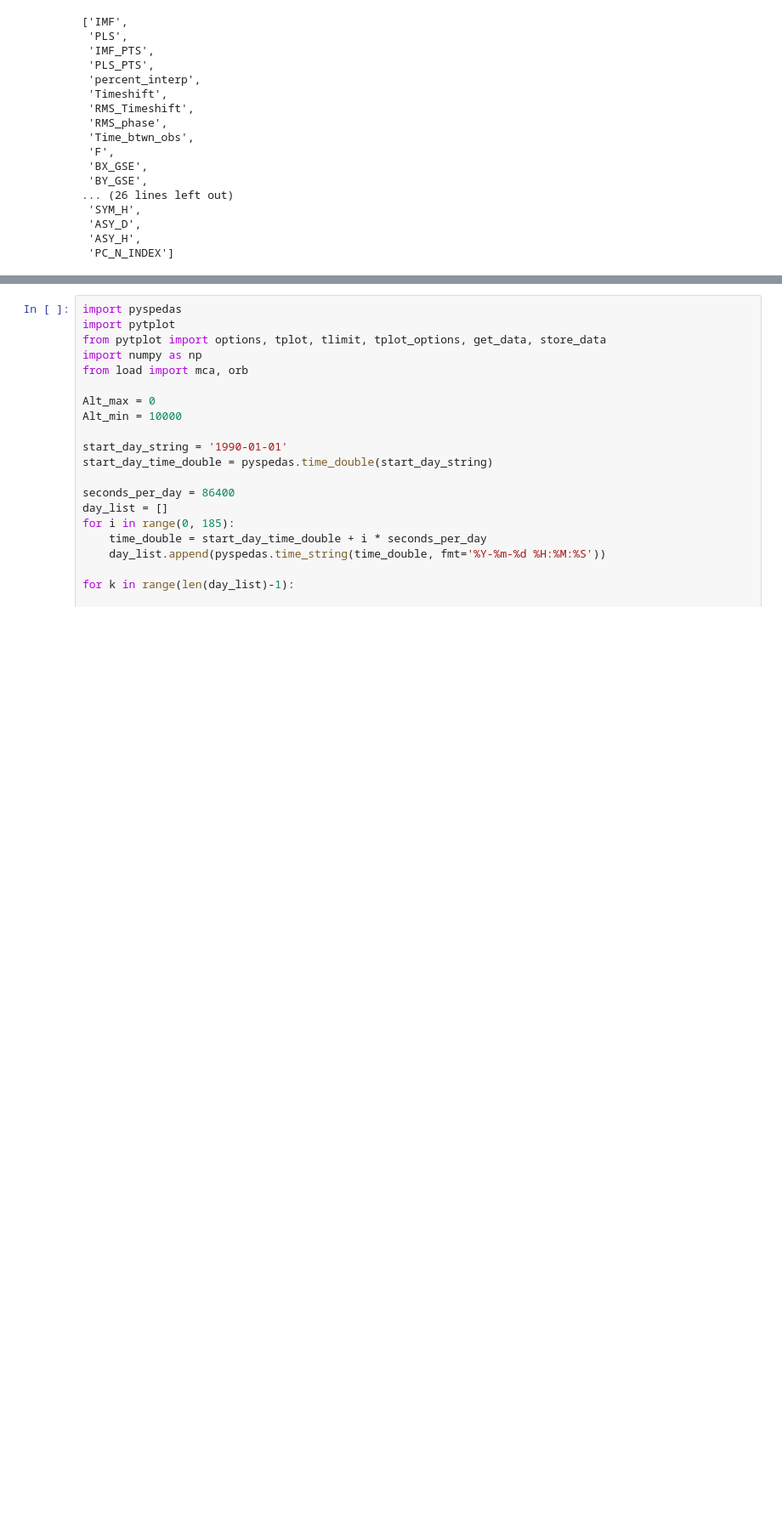
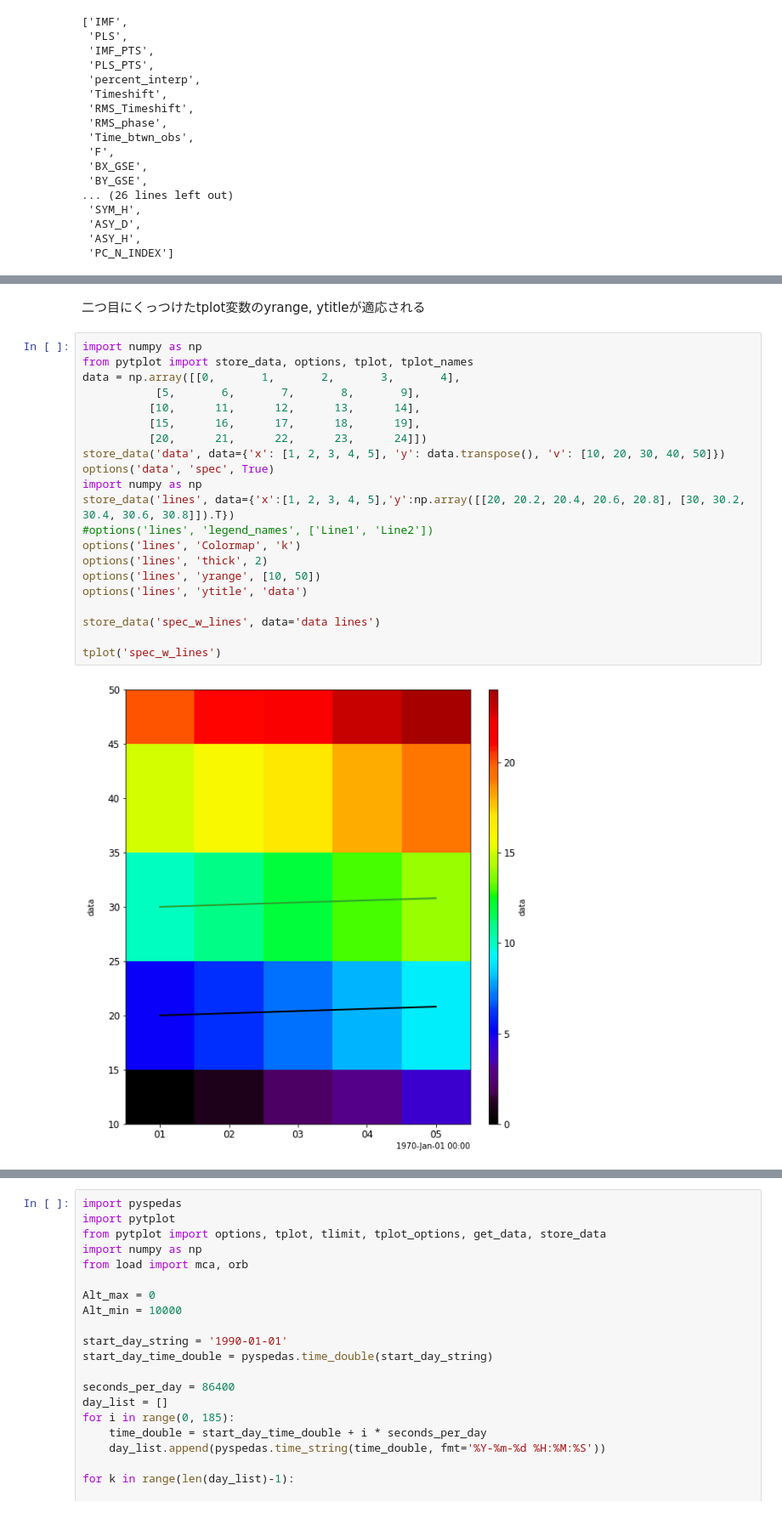
Before and after one commit to shuji-onosawa/Akebono_analysis_old, a Jupyter notebook: VLF_mca/memo.ipynb, the cells around one changed output, grey strips where cells are left out. Shown at 85% size. Drawn from its saved outputs; the diff is of its cells as text; blank space fills up the shorter version.

```diff
--- a/VLF_mca/memo.ipynb
+++ b/VLF_mca/memo.ipynb
@@ -337,0 +346,25 @@ array([[nan,  1.,  1.,  1.],
+# %% [markdown]
+二つ目にくっつけたtplot変数のyrange, ytitleが適応される
+# %%
+import numpy as np
+from pytplot import store_data, options, tplot, tplot_names
+data = np.array([[0,       1,       2,       3,       4],
+           [5,       6,       7,       8,       9],
+          [10,      11,      12,      13,      14],
+          [15,      16,      17,      18,      19],
+          [20,      21,      22,      23,      24]])
+store_data('data', data={'x': [1, 2, 3, 4, 5], 'y': data.transpose(), 'v': [10, 20, 30, 40, 50]})
+options('data', 'spec', True)
+import numpy as np
+store_data('lines', data={'x':[1, 2, 3, 4, 5],'y':np.array([[20, 20.2, 20.4, 20.6, 20.8], [30, 30.2, 30.4, 30.6, 30.8]]).T})
+#options('lines', 'legend_names', ['Line1', 'Line2'])
+options('lines', 'Colormap', 'k')
+options('lines', 'thick', 2)
+options('lines', 'yrange', [10, 50])
+options('lines', 'ytitle', 'data')
+
+store_data('spec_w_lines', data='data lines')
+
+tplot('spec_w_lines')
+# %% [output]
+[figure, added]
```
Also changed, not shown: parts of 4 cells of this notebook, 9 other files.
